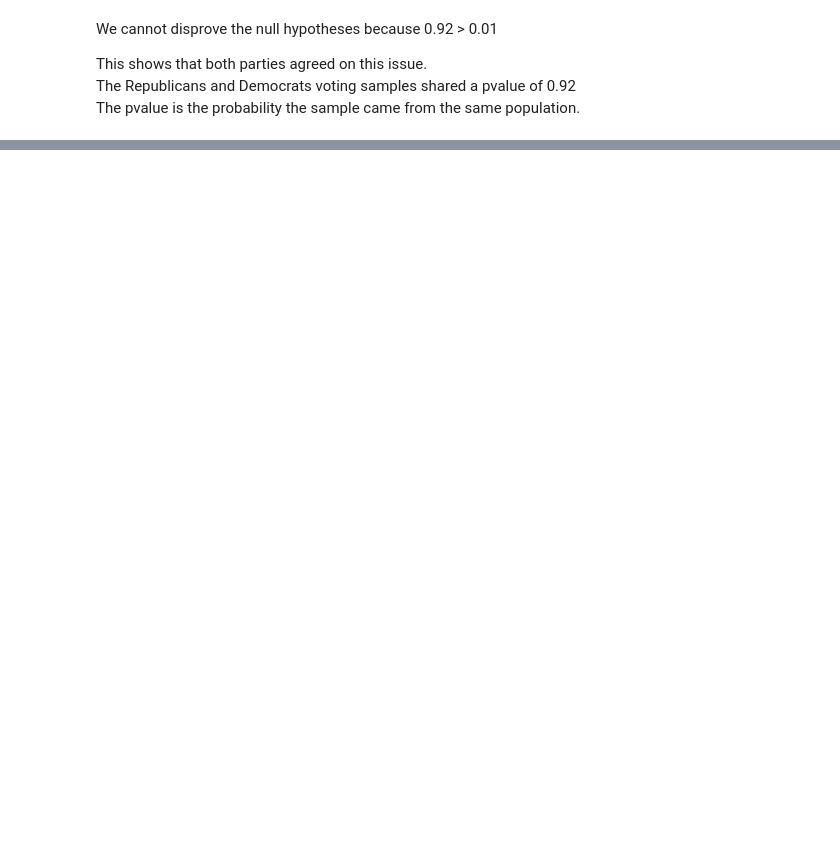
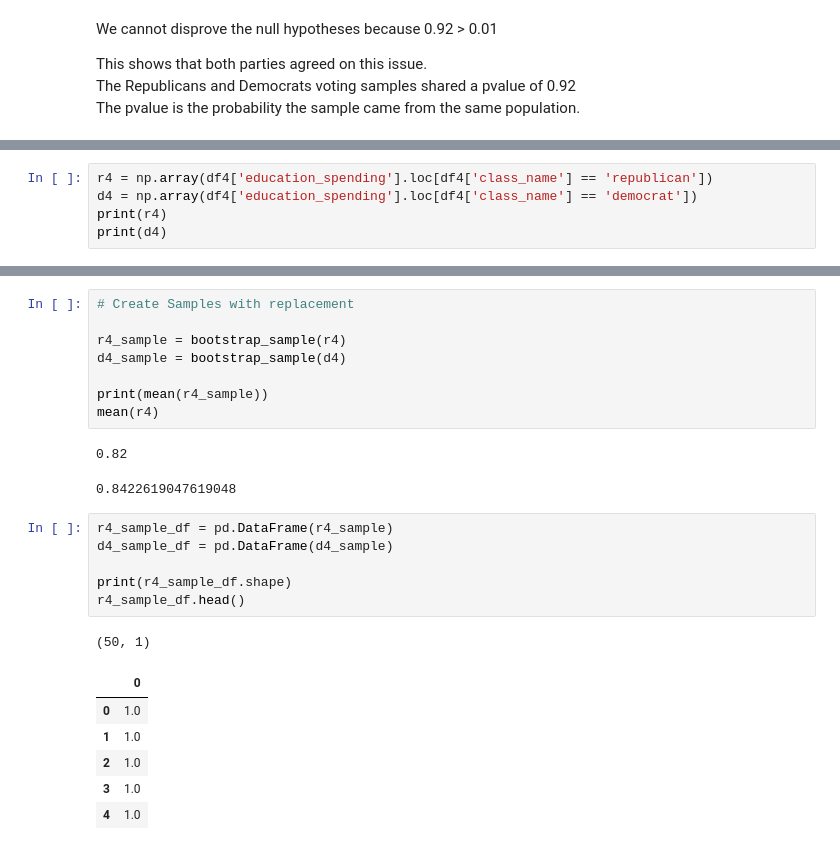
Before and after one commit to adamlutzz/DS-Unit-1-Sprint-3-Statistical-Tests-and-Experiments, a Jupyter notebook: module1-statistics-probability-and-inference/LS_DS_131_Statistics_Probability_Assignment.ipynb, the cells around one changed output, grey strips where cells are left out. Saved outputs shown, nothing was run; the diff lists cells and outputs as text; blank space fills up the shorter version.

```diff
--- a/module1-statistics-probability-and-inference/LS_DS_131_Statistics_Probability_Assignment.ipynb
+++ b/module1-statistics-probability-and-inference/LS_DS_131_Statistics_Probability_Assignment.ipynb
@@ -661,0 +676,5 @@ The pvalue is the probability the sample came from the same population.
+# %%
+r4 = np.array(df4['education_spending'].loc[df4['class_name'] == 'republican'])
+d4 = np.array(df4['education_spending'].loc[df4['class_name'] == 'democrat'])
+print(r4)
+print(d4)
@@ -661,0 +699,25 @@ The pvalue is the probability the sample came from the same population.
+# %%
+# Create Samples with replacement
+
+r4_sample = bootstrap_sample(r4)
+d4_sample = bootstrap_sample(d4)
+
+print(mean(r4_sample))
+mean(r4)
+# %% [output]
+0.82
+0.8422619047619048
+# %%
+r4_sample_df = pd.DataFrame(r4_sample)
+d4_sample_df = pd.DataFrame(d4_sample)
+
+print(r4_sample_df.shape)
+r4_sample_df.head()
+# %% [output]
+(50, 1)
+|  | 0 |
+| 0 | 1.0 |
+| 1 | 1.0 |
+| 2 | 1.0 |
+| 3 | 1.0 |
+| 4 | 1.0 |
```
Also changed, not shown: parts of 26 cells of this notebook.
